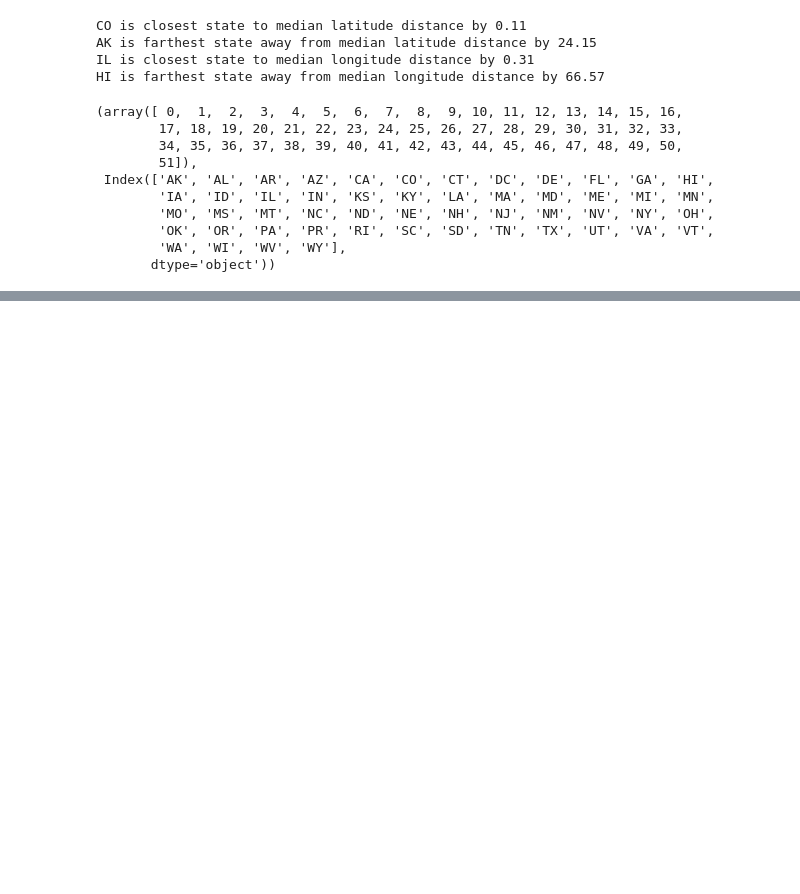
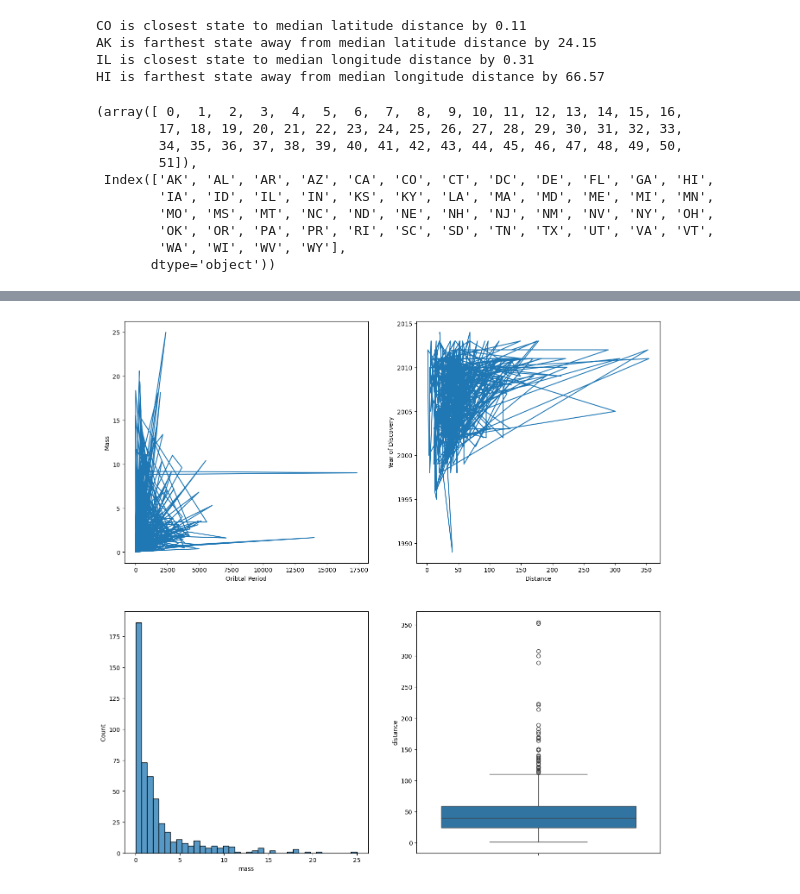
Before and after one commit to annikahattankutter-maker/annika, a Jupyter notebook: homework8/homework8.ipynb, the cells around one changed output, grey strips where cells are left out. Cells and saved outputs as stored; diff of their text form; code cells hidden in the pictures; blank space fills up the shorter version.

```diff
--- a/homework8/homework8.ipynb
+++ b/homework8/homework8.ipynb
@@ -121,3 +121,7 @@ pd.factorize(df['state'])
 # %%
 import matplotlib.pyplot as plt
 import seaborn as sns
+# %%
+df = sns.load_dataset('planets')
+df = df.dropna()
+df
@@ -123,0 +171,18 @@ import seaborn as sns
+# %%
+fig, axes = plt.subplots(2,2, figsize = (16,16))
+
+
+axes[0, 0].plot(df['orbital_period'], df['mass'])
+axes[0, 0].set_xlabel('Oribtal Period')
+axes[0, 0].set_ylabel('Mass')
+
+axes[0, 1].plot(df['distance'], df['year'])
+axes[0, 1].set_xlabel('Distance')
+axes[0, 1].set_ylabel('Year of Discovery')
+
+sns.histplot(df['mass'], ax=axes[1, 0])
+sns.boxplot(df['distance'], ax=axes[1, 1])
+
+plt.show()
+# %% [output]
+[figure, added]
```
Also changed, not shown: parts of 4 cells of this notebook, 2 other files.
